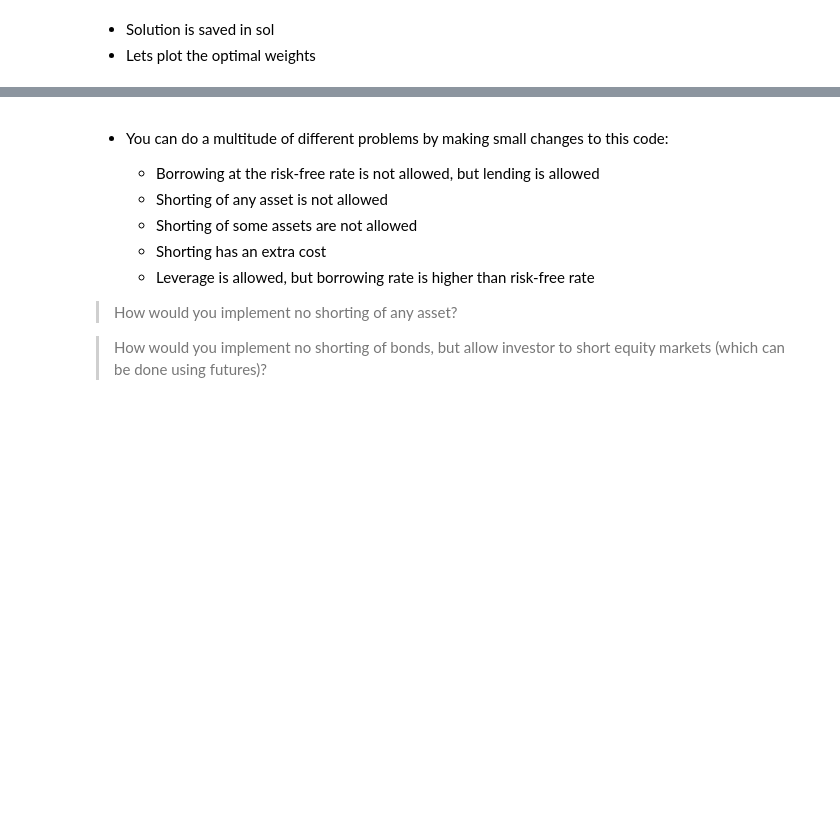
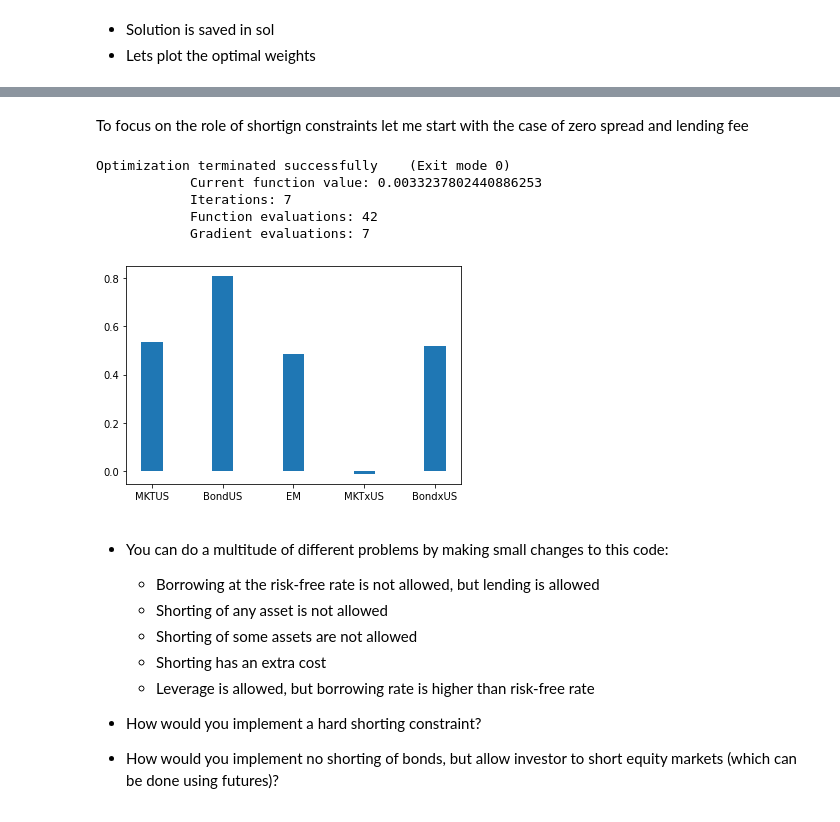
Before and after one commit to amoreira2/Lectures, a Jupyter notebook: chapters/Finance/Notebook5_Portfoliooptimizationwithconstraints.ipynb, the cells around one changed output, grey strips where cells are left out. Drawn from its saved outputs; the diff is of its cells as text; code cells hidden in the pictures; blank space fills up the shorter version.

```diff
--- a/chapters/Finance/Notebook5_Portfoliooptimizationwithconstraints.ipynb
+++ b/chapters/Finance/Notebook5_Portfoliooptimizationwithconstraints.ipynb
@@ -360,3 +257,38 @@ plt.show()
+# %%
+margin=0.5
+def expected_return(W,spread,sf):
+     return W @ (ERe+rf) +(1-W.sum())*rf+ min(0,1-W.sum())*spread+(sf*np.minimum(0,W)).sum()
+
+def constraint(target,spread,sf):
+    cons=({'type': 'eq',
+          'fun' : lambda W : expected_return(W,spread,sf)-target},
+        {'type': 'ineq',
+          'fun' : lambda W: -np.abs(W).sum()+1/margin})
+    return cons
+# %% [markdown]
+To focus on the role of shortign constraints let me start with the case of zero spread and lending fee
+# %%
+Ertarget=0.12/12
+spread=0.0/12
+sf=0
+
+sol = minimize(lambda x: func(x,Cove=Re.cov()),W0, constraints=constraint(Ertarget,spread,sf), options={'disp': True})
+width=0.3
+ind=np.arange(Re.shape[1])
+fig, ax = plt.subplots()
+ax.bar(ind,sol.x,width)
+
+# ax.set_xticks(np.array([0,1,2,3,4,5])+ width / 2)
+ax.set_xticks(ind)
+ax.set_xticklabels(Re.columns)
+plt.show()
+# %% [output]
+Optimization terminated successfully    (Exit mode 0)
+            Current function value: 0.0033237802440886253
+            Iterations: 7
+            Function evaluations: 42
+            Gradient evaluations: 7
+[figure, added]
 # %% [markdown]
 * You can do a multitude of different problems by making small changes to this code:
 
@@ -366,6 +298,7 @@ plt.show()
     * Shorting has an extra cost
     * Leverage is allowed, but borrowing rate is higher than risk-free rate
 
- > How would you implement no shorting of any asset?
 
- > How would you implement no shorting of bonds, but allow investor to short equity markets (which can be done using futures)?
+* How would you implement a hard shorting constraint?
+
+* How would you implement no shorting of bonds, but allow investor to short equity markets (which can be done using futures)?
```
Also changed, not shown: parts of 37 cells of this notebook.
